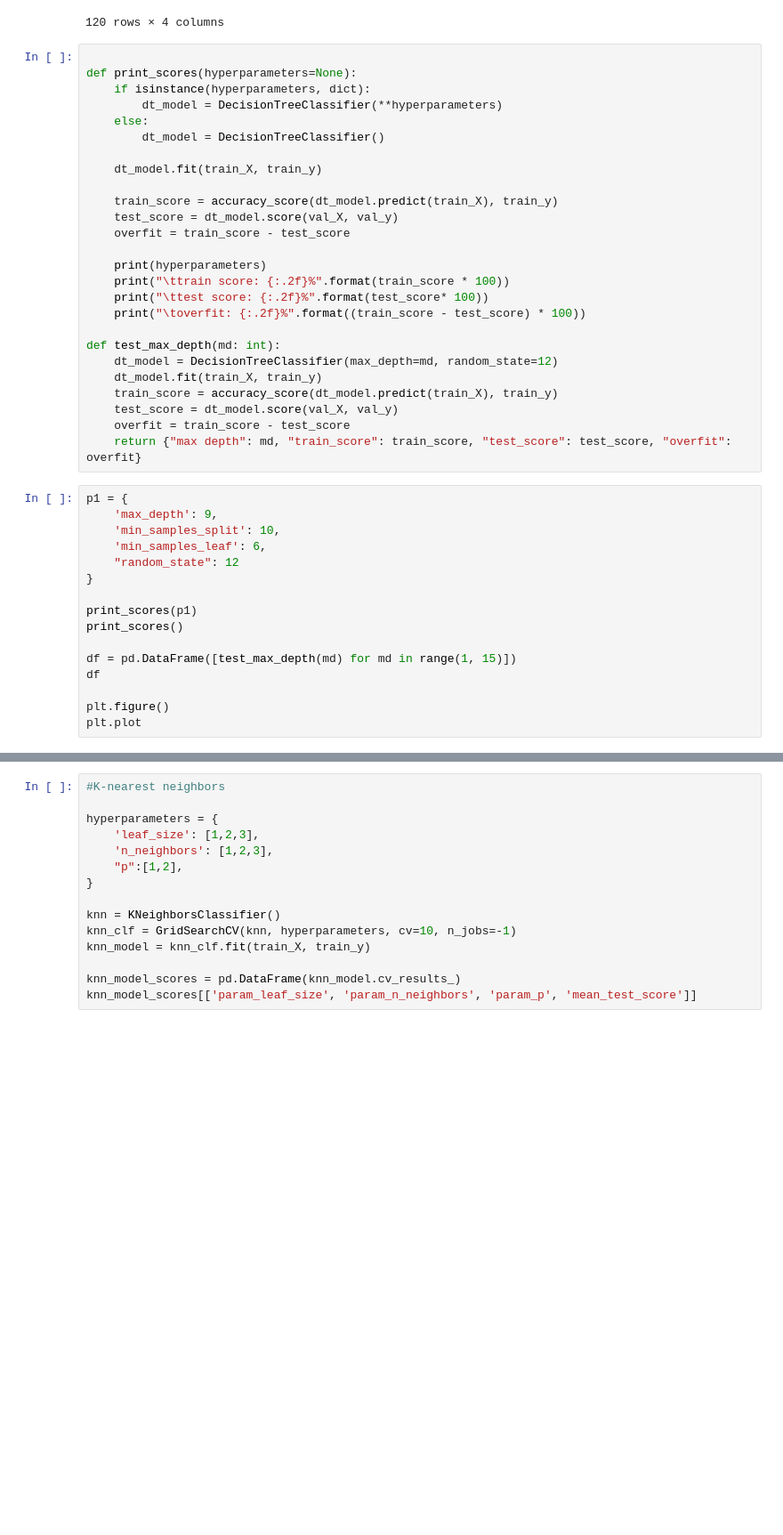
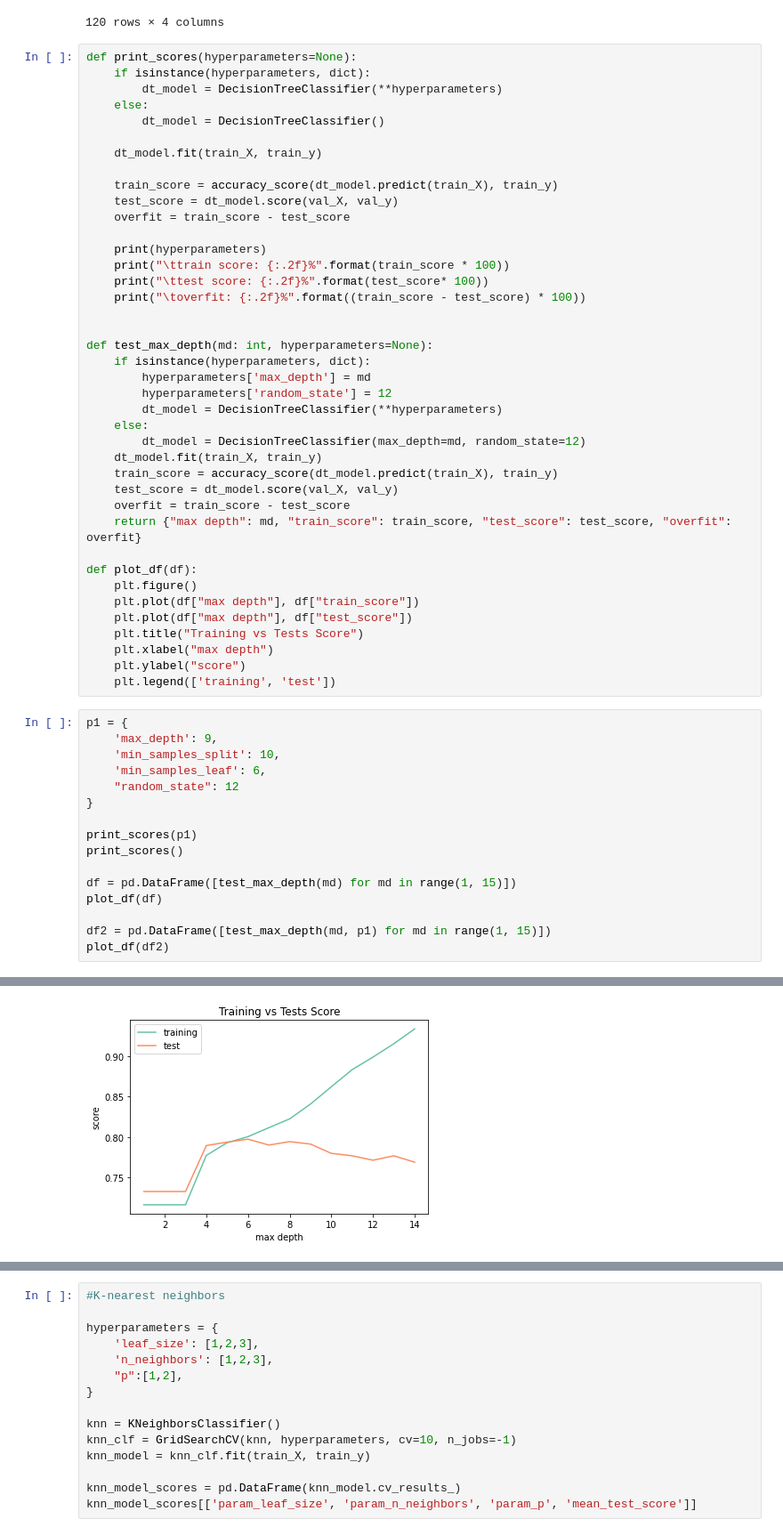
Before and after one commit to dpatularu/ai-final-project, a Jupyter notebook: final.ipynb, the cells around one changed output, grey strips where cells are left out. Shown at 89% size. Saved outputs shown, nothing was run; the diff lists cells and outputs as text; blank space fills up the shorter version.

Commit message:
max_depth tests

```diff
--- a/final.ipynb
+++ b/final.ipynb
@@ -175,7 +175,6 @@ dt_model_scores[['param_max_depth', 'param_min_samples_split', 'param_min_sample
 | 102 | 12 | 10 | 3 | 0.766856 |
 120 rows × 4 columns
 # %%
-
 def print_scores(hyperparameters=None):
     if isinstance(hyperparameters, dict):
         dt_model = DecisionTreeClassifier(**hyperparameters)
@@ -193,13 +192,28 @@ def print_scores(hyperparameters=None):
     print("\ttest score: {:.2f}%".format(test_score* 100))
     print("\toverfit: {:.2f}%".format((train_score - test_score) * 100))
 
-def test_max_depth(md: int):
-    dt_model = DecisionTreeClassifier(max_depth=md, random_state=12)
+
+def test_max_depth(md: int, hyperparameters=None):
+    if isinstance(hyperparameters, dict):
+        hyperparameters['max_depth'] = md
+        hyperparameters['random_state'] = 12
+        dt_model = DecisionTreeClassifier(**hyperparameters)
+    else:
+        dt_model = DecisionTreeClassifier(max_depth=md, random_state=12)
     dt_model.fit(train_X, train_y)
     train_score = accuracy_score(dt_model.predict(train_X), train_y)
     test_score = dt_model.score(val_X, val_y)
     overfit = train_score - test_score
     return {"max depth": md, "train_score": train_score, "test_score": test_score, "overfit": overfit}
+
+def plot_df(df):
+    plt.figure()
+    plt.plot(df["max depth"], df["train_score"])
+    plt.plot(df["max depth"], df["test_score"])
+    plt.title("Training vs Tests Score")
+    plt.xlabel("max depth")
+    plt.ylabel("score")
+    plt.legend(['training', 'test'])
 # %%
 p1 = {
     'max_depth': 9,
@@ -212,10 +226,10 @@ print_scores(p1)
 print_scores()
 
 df = pd.DataFrame([test_max_depth(md) for md in range(1, 15)])
-df
+plot_df(df)
 
-plt.figure()
-plt.plot
+df2 = pd.DataFrame([test_max_depth(md, p1) for md in range(1, 15)])
+plot_df(df2)
 # %% [output]
 {'max_depth': 9, 'min_samples_split': 10, 'min_samples_leaf': 6, 'random_state': 12}
         train score: 83.06%
@@ -243,3 +242,4 @@ None
+[figure, added]
 # %% [markdown]
 Results
     Default hyperparameters result in largely overfitted model.
```
Also changed, not shown: parts of 2 cells of this notebook.
